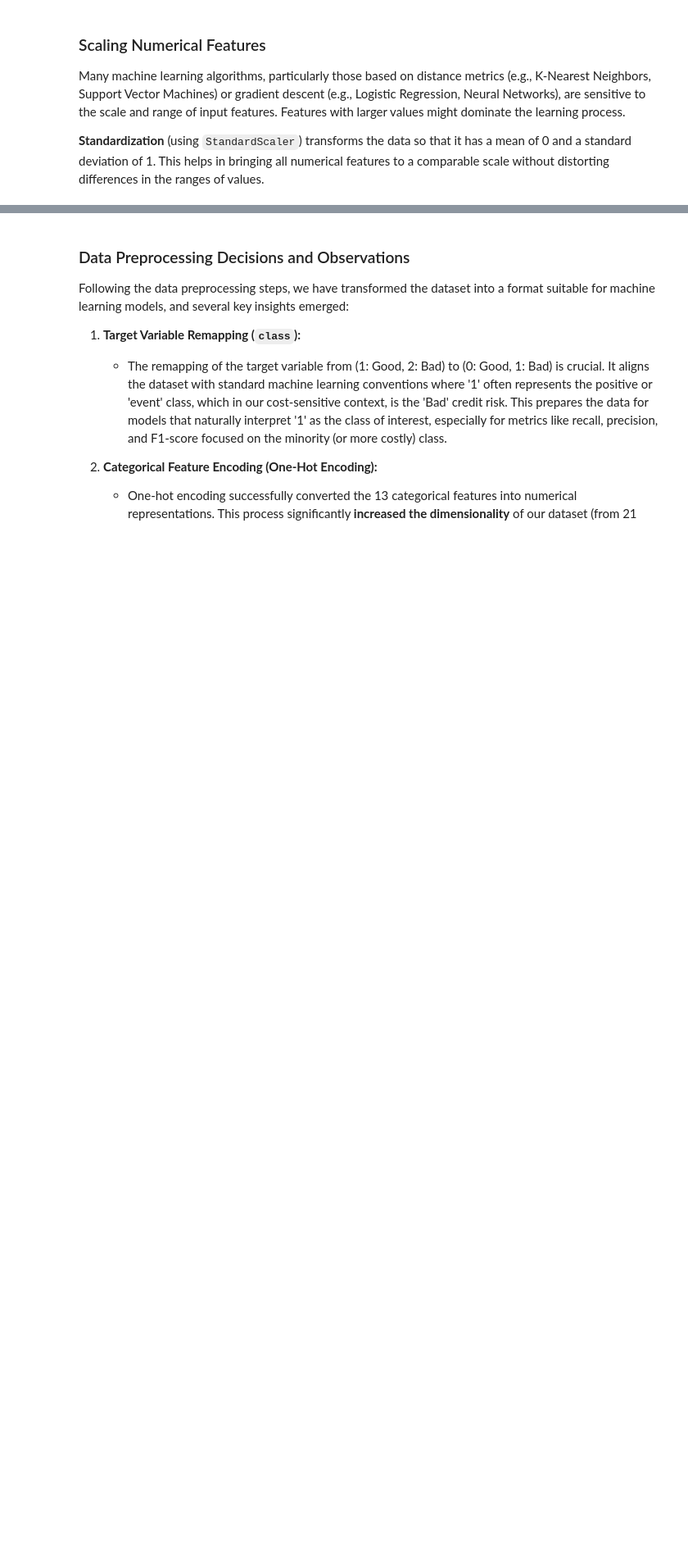
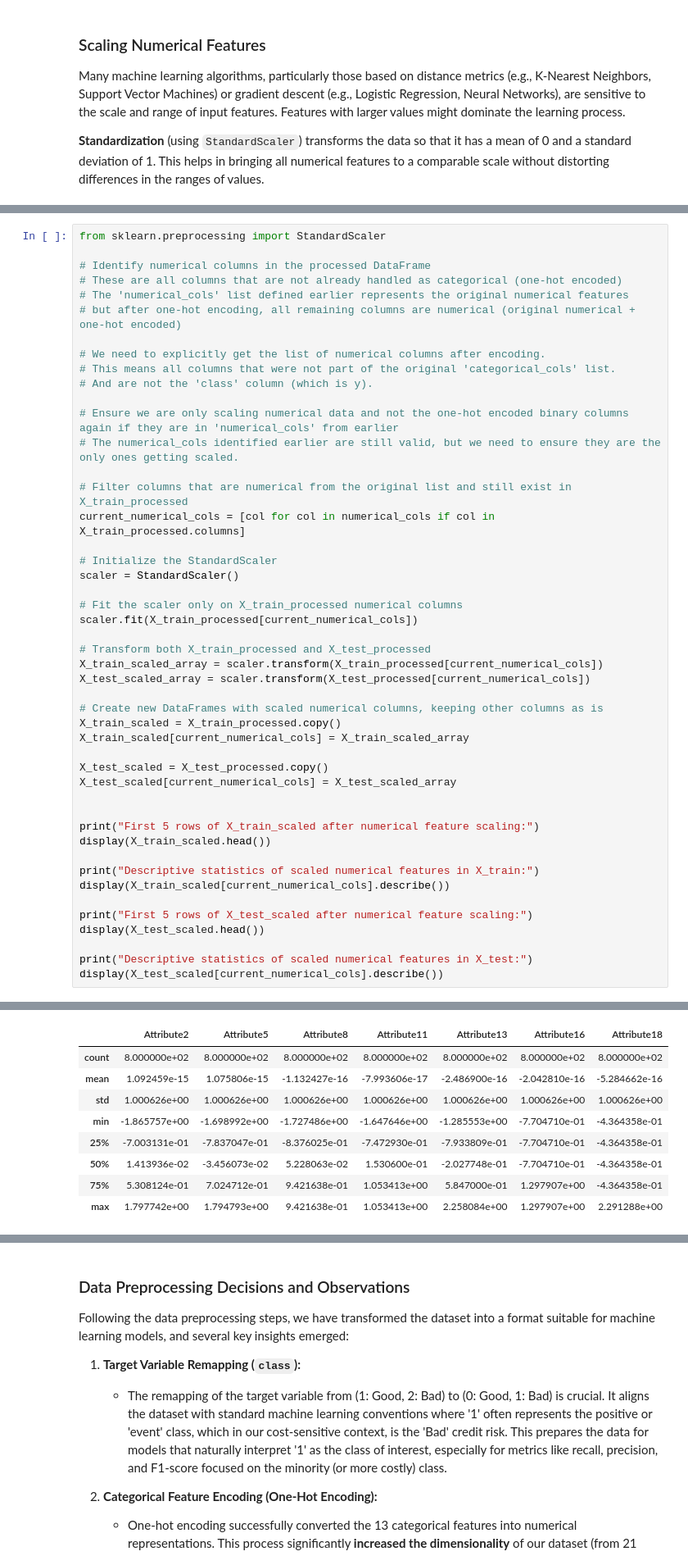
Before and after one commit to AnilGhatge/APEX_PROJECT_Sem2, a Jupyter notebook: Advanced_Apex_Project_1.ipynb, the cells around one changed output, grey strips where cells are left out. Shown at 82% size. Cells and saved outputs as stored; diff of their text form; blank space fills up the shorter version.

```diff
--- a/Advanced_Apex_Project_1.ipynb
+++ b/Advanced_Apex_Project_1.ipynb
@@ -624,0 +845,48 @@ Descriptive statistics of scaled numerical features:
+# %%
+from sklearn.preprocessing import StandardScaler
+
+# Identify numerical columns in the processed DataFrame
+# These are all columns that are not already handled as categorical (one-hot encoded)
+# The 'numerical_cols' list defined earlier represents the original numerical features
+# but after one-hot encoding, all remaining columns are numerical (original numerical + one-hot encoded)
+
+# We need to explicitly get the list of numerical columns after encoding.
+# This means all columns that were not part of the original 'categorical_cols' list.
+# And are not the 'class' column (which is y).
+
+# Ensure we are only scaling numerical data and not the one-hot encoded binary columns again if they are in 'numerical_cols' from earlier
+# The numerical_cols identified earlier are still valid, but we need to ensure they are the only ones getting scaled.
+
+# Filter columns that are numerical from the original list and still exist in X_train_processed
+current_numerical_cols = [col for col in numerical_cols if col in X_train_processed.columns]
+
+# Initialize the StandardScaler
+scaler = StandardScaler()
+
+# Fit the scaler only on X_train_processed numerical columns
+scaler.fit(X_train_processed[current_numerical_cols])
+
+# Transform both X_train_processed and X_test_processed
+X_train_scaled_array = scaler.transform(X_train_processed[current_numerical_cols])
+X_test_scaled_array = scaler.transform(X_test_processed[current_numerical_cols])
+
+# Create new DataFrames with scaled numerical columns, keeping other columns as is
+X_train_scaled = X_train_processed.copy()
+X_train_scaled[current_numerical_cols] = X_train_scaled_array
+
+X_test_scaled = X_test_processed.copy()
+X_test_scaled[current_numerical_cols] = X_test_scaled_array
+
+
+print("First 5 rows of X_train_scaled after numerical feature scaling:")
+display(X_train_scaled.head())
+
+print("Descriptive statistics of scaled numerical features in X_train:")
+display(X_train_scaled[current_numerical_cols].describe())
+
+print("First 5 rows of X_test_scaled after numerical feature scaling:")
+display(X_test_scaled.head())
+
+print("Descriptive statistics of scaled numerical features in X_test:")
+display(X_test_scaled[current_numerical_cols].describe())
+# %% [output]
@@ -624,0 +902,9 @@ Descriptive statistics of scaled numerical features:
+|  | Attribute2 | Attribute5 | Attribute8 | Attribute11 | Attribute13 | Attribute16 | Attribute18 |
+| count | 8.000000e+02 | 8.000000e+02 | 8.000000e+02 | 8.000000e+02 | 8.000000e+02 | 8.000000e+02 | 8.000000e+02 |
+| mean | 1.092459e-15 | 1.075806e-15 | -1.132427e-16 | -7.993606e-17 | -2.486900e-16 | -2.042810e-16 | -5.284662e-16 |
+| std | 1.000626e+00 | 1.000626e+00 | 1.000626e+00 | 1.000626e+00 | 1.000626e+00 | 1.000626e+00 | 1.000626e+00 |
+| min | -1.865757e+00 | -1.698992e+00 | -1.727486e+00 | -1.647646e+00 | -1.285553e+00 | -7.704710e-01 | -4.364358e-01 |
+| 25% | -7.003131e-01 | -7.837047e-01 | -8.376025e-01 | -7.472930e-01 | -7.933809e-01 | -7.704710e-01 | -4.364358e-01 |
+| 50% | 1.413936e-02 | -3.456073e-02 | 5.228063e-02 | 1.530600e-01 | -2.027748e-01 | -7.704710e-01 | -4.364358e-01 |
+| 75% | 5.308124e-01 | 7.024712e-01 | 9.421638e-01 | 1.053413e+00 | 5.847000e-01 | 1.297907e+00 | -4.364358e-01 |
+| max | 1.797742e+00 | 1.794793e+00 | 9.421638e-01 | 1.053413e+00 | 2.258084e+00 | 1.297907e+00 | 2.291288e+00 |
```
Also changed, not shown: parts of 90 cells of this notebook.
